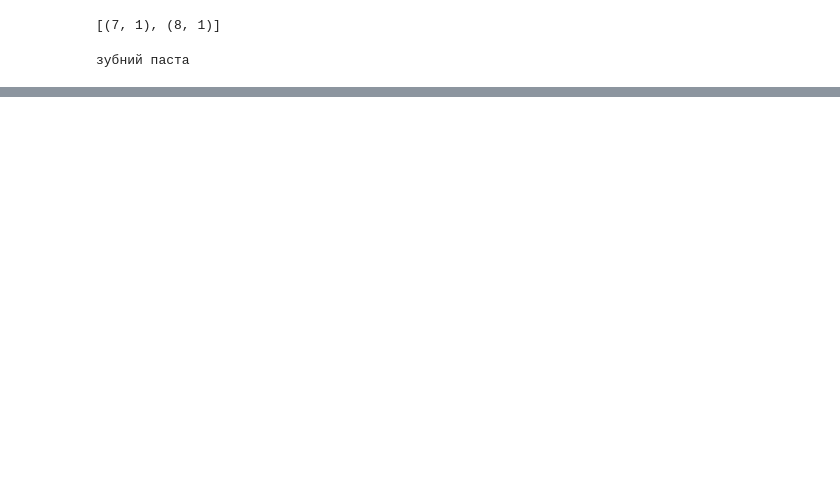
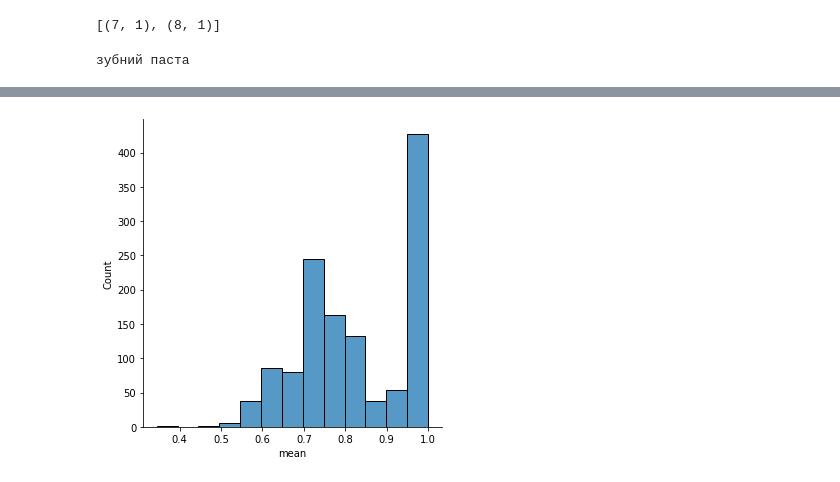
Before and after one commit to denisvivdenko/recommended-system-with-nlp, a Jupyter notebook: recommended_systems.ipynb, the cells around one changed output, grey strips where cells are left out. Saved outputs shown, nothing was run; the diff lists cells and outputs as text; code cells hidden in the pictures; blank space fills up the shorter version.

```diff
--- a/recommended_systems.ipynb
+++ b/recommended_systems.ipynb
@@ -397,3 +416,5 @@ corpus[4]
 print(dictionary[7], dictionary[8])
 # %% [output]
 зубний паста
+# %%
+tfidf_weights.rename({0: "id", 1: "weight"}, axis=1, inplace=True)
@@ -399,0 +430,2 @@ print(dictionary[7], dictionary[8])
+# %%
+tfidf_weights = tfidf_weights.groupby("id").agg({"weight": ["max", "min", "mean"]}).reset_index()
@@ -399,0 +442,4 @@ print(dictionary[7], dictionary[8])
+# %%
+sns.displot(tfidf_weights["weight"]["mean"]);
+# %% [output]
+[figure, added]
```
Also changed, not shown: parts of 26 cells of this notebook.
